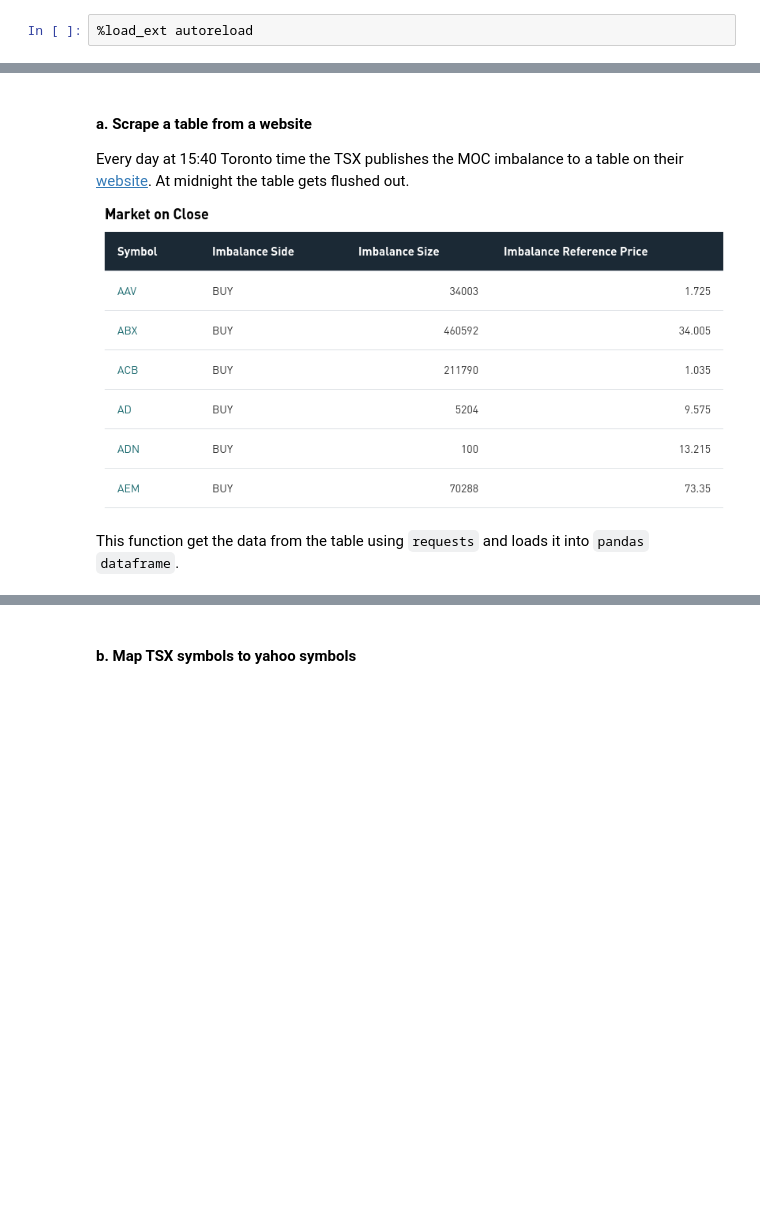
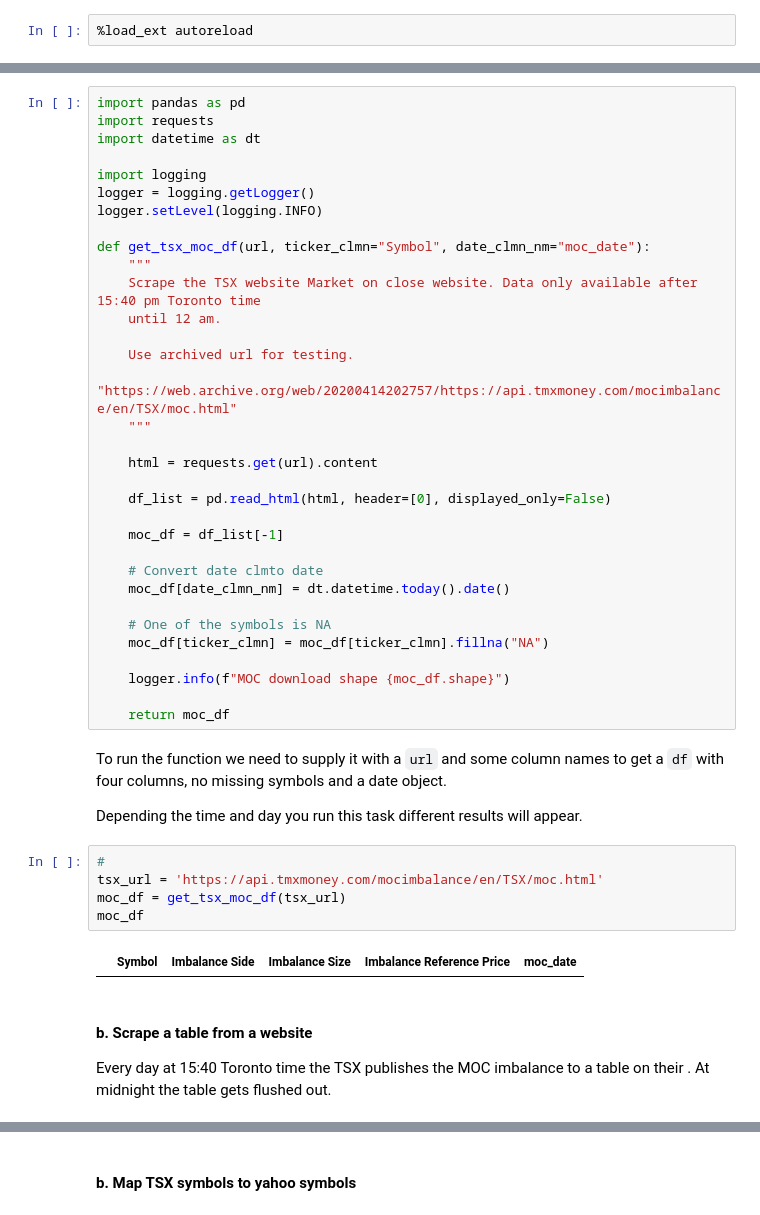
Before and after one commit to gryBox/prefect_guide, a Jupyter notebook: Notebooks/MOC_Prefect_Demo.ipynb, the cells around one changed output, grey strips where cells are left out. Cells and saved outputs as stored; diff of their text form; blank space fills up the shorter version.

```diff
--- a/Notebooks/MOC_Prefect_Demo.ipynb
+++ b/Notebooks/MOC_Prefect_Demo.ipynb
@@ -37,10 +74,50 @@ We want to use the results of this pipeline for analysis or to train a machine l
+# %%
+import pandas as pd
+import requests
+import datetime as dt
+
+import logging
+logger = logging.getLogger()
+logger.setLevel(logging.INFO)
+
+def get_tsx_moc_df(url, ticker_clmn="Symbol", date_clmn_nm="moc_date"):
+    """
+    Scrape the TSX website Market on close website. Data only available after 15:40 pm Toronto time
+    until 12 am.
+
+    Use archived url for testing.
+    "https://web.archive.org/web/20200414202757/https://api.tmxmoney.com/mocimbalance/en/TSX/moc.html"
+    """
+
+    html = requests.get(url).content
+
+    df_list = pd.read_html(html, header=[0], displayed_only=False)
+
+    moc_df = df_list[-1]
+
+    # Convert date clmto date
+    moc_df[date_clmn_nm] = dt.datetime.today().date()
+
+    # One of the symbols is NA
+    moc_df[ticker_clmn] = moc_df[ticker_clmn].fillna("NA")
+
+    logger.info(f"MOC download shape {moc_df.shape}")
+
+    return moc_df
+# %% [markdown]
+To run the function we need to supply it with a `url` and some column names to get a `df` with four columns, no missing symbols and a date object.
+
+Depending the time and day you run this task different results will appear.
+# %%
+#
+tsx_url = 'https://api.tmxmoney.com/mocimbalance/en/TSX/moc.html'
+moc_df = get_tsx_moc_df(tsx_url)
+moc_df
+# %% [output]
+|  | Symbol | Imbalance Side | Imbalance Size | Imbalance Reference Price | moc_date |
 # %% [markdown]
-#### a. Scrape a table from a website
-Every day at 15:40 Toronto time the TSX publishes the MOC imbalance to a table on their [website](https://api.tmxmoney.com/mocimbalance/en/TSX/moc.html). At midnight the table gets flushed out.
-
-![image.png](attachment:image.png)
-
-This function get the data from the table using `requests` and loads it into `pandas` `dataframe`.
+#### b. Scrape a table from a website
+Every day at 15:40 Toronto time the TSX publishes the MOC imbalance to a table on their . At midnight the table gets flushed out.
 # %%
 import pandas
 import requests
```
Also changed, not shown: parts of 11 cells of this notebook, 4 other files.
